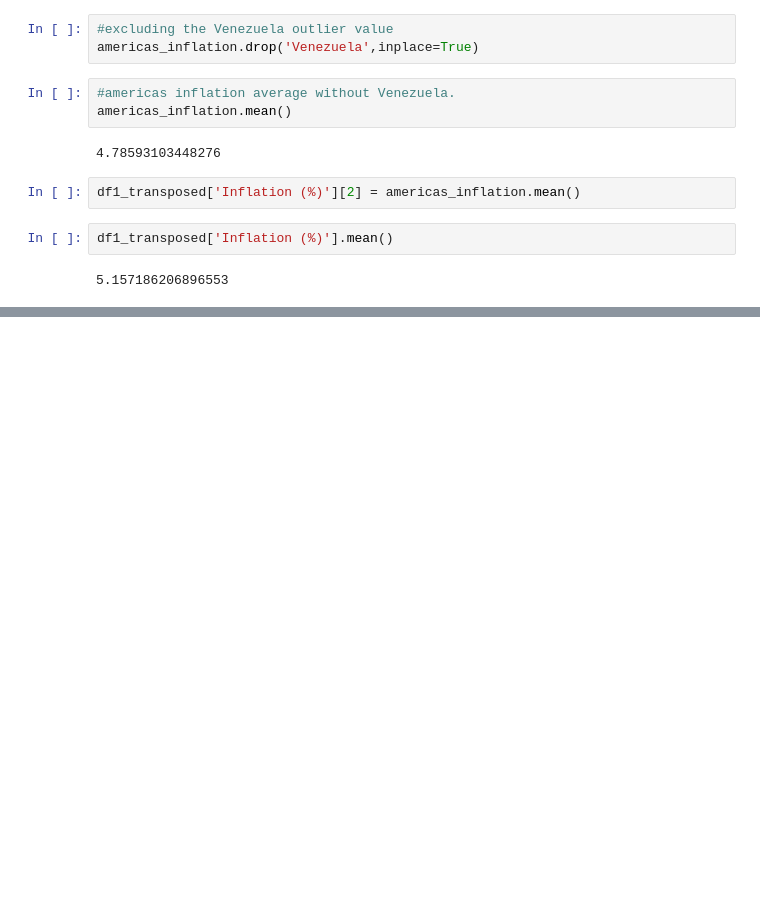
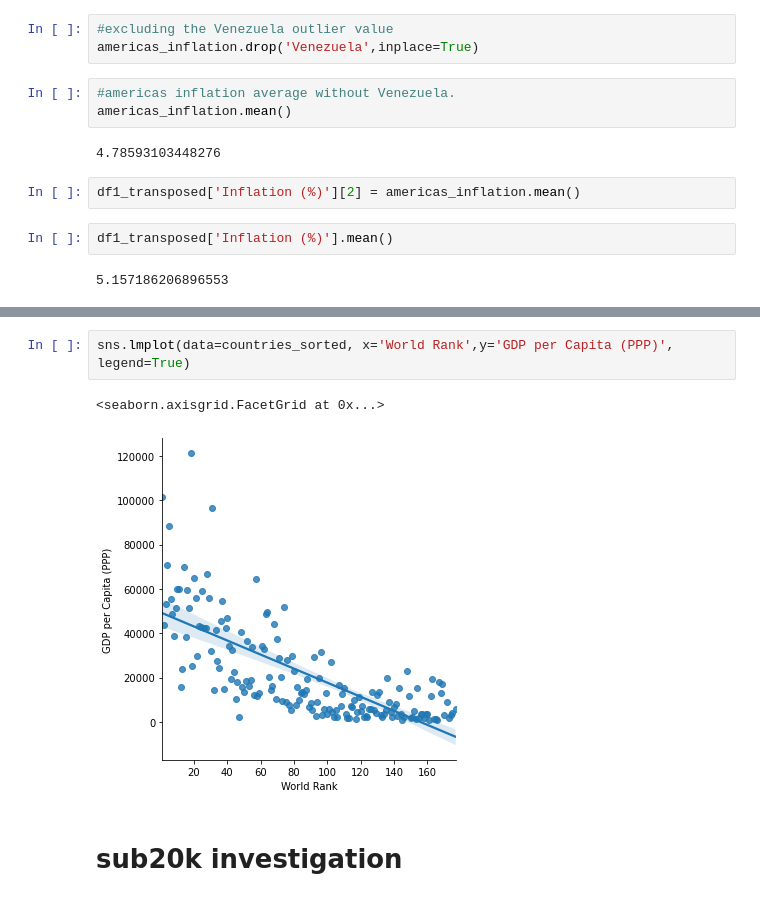
Before and after one commit to IgorComune/HeritageFoundation, a Jupyter notebook: Heritage Foundation Index.ipynb, the cells around one changed output, grey strips where cells are left out. Drawn from its saved outputs; the diff is of its cells as text; blank space fills up the shorter version.

```diff
--- a/Heritage Foundation Index.ipynb
+++ b/Heritage Foundation Index.ipynb
@@ -312,0 +389,7 @@ df1_transposed
+# %%
+sns.lmplot(data=countries_sorted, x='World Rank',y='GDP per Capita (PPP)', legend=True)
+# %% [output]
+<seaborn.axisgrid.FacetGrid at 0x...>
+[figure, added]
+# %% [markdown]
+# sub20k investigation
```
Also changed, not shown: parts of 58 cells of this notebook.
